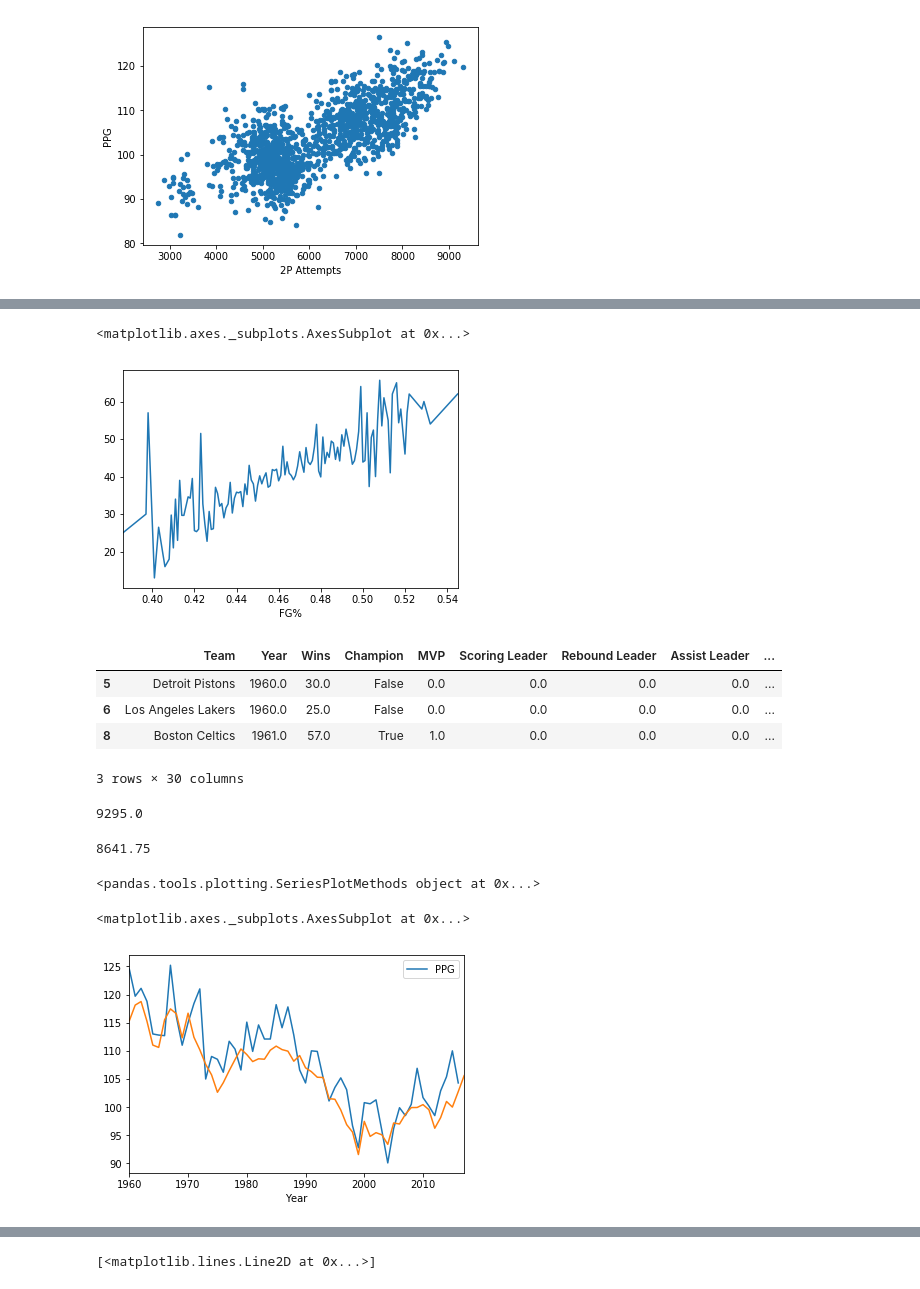
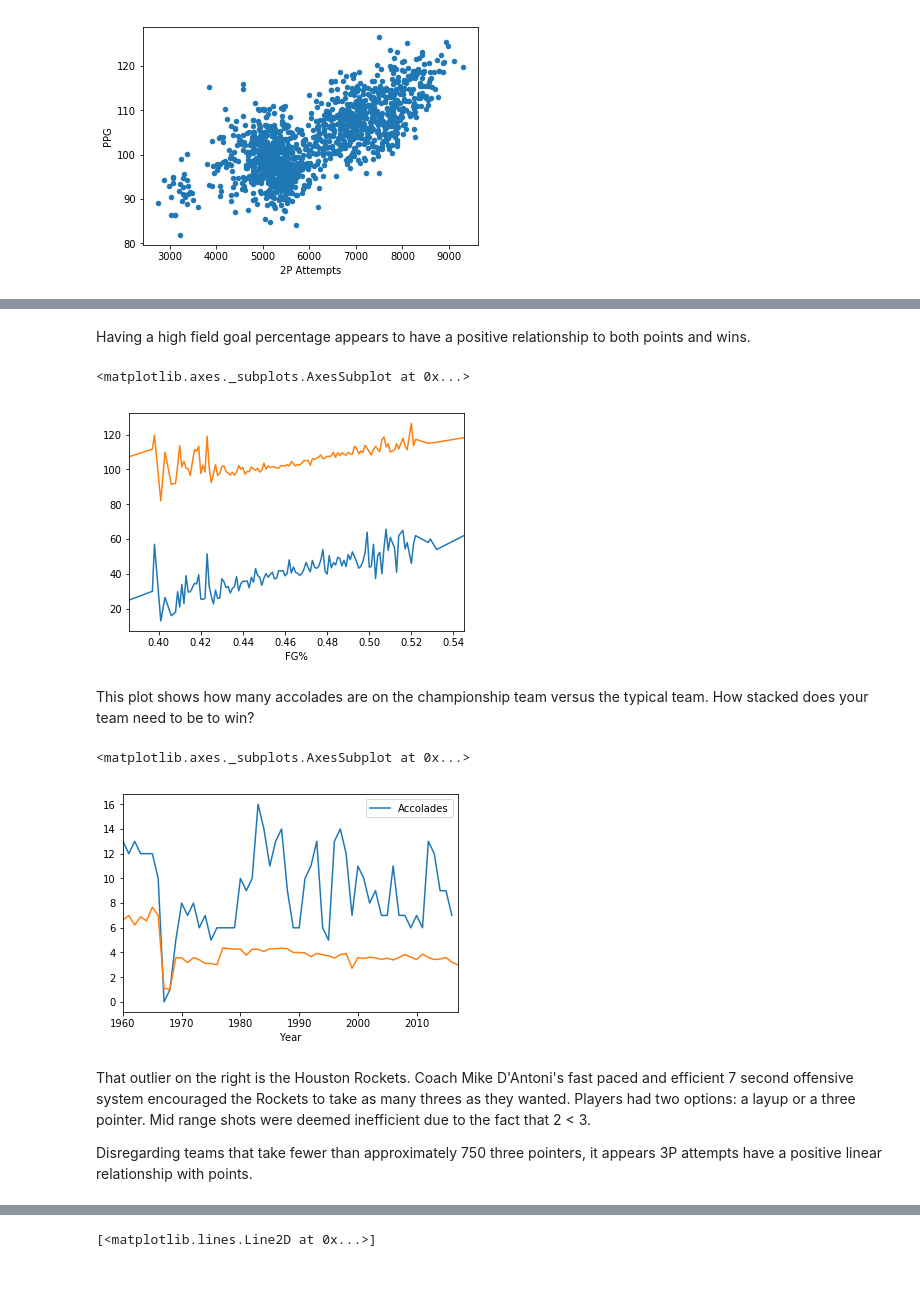
Before and after one commit to jfong27/NBA-Machine-Learning, a Jupyter notebook: Data Exploration.ipynb, the cells around one changed output, grey strips where cells are left out. Cells and saved outputs as stored; diff of their text form; code cells hidden in the pictures.

```diff
--- a/Data Exploration.ipynb
+++ b/Data Exploration.ipynb
@@ -65,35 +74,23 @@ data.plot.scatter(x='2P Attempts', y='PPG')
+# %% [markdown]
+Having a high field goal percentage appears to have a positive relationship to both points and wins.
 # %%
 data.groupby('FG%')['Wins'].mean().plot()
+data.groupby('FG%')['PPG'].mean().plot()
 # %% [output]
 <matplotlib.axes._subplots.AxesSubplot at 0x...>
-[figure, old version]
+[figure, new version]
-# %%
-data[data['FG%'] < 0.4]
-# %% [output]
-|  | Team | Year | Wins | Champion | MVP | Scoring Leader | Rebound Leader | Assist Leader | ... |
-| 5 | Detroit Pistons | 1960.0 | 30.0 | False | 0.0 | 0.0 | 0.0 | 0.0 | ... |
-| 6 | Los Angeles Lakers | 1960.0 | 25.0 | False | 0.0 | 0.0 | 0.0 | 0.0 | ... |
-| 8 | Boston Celtics | 1961.0 | 57.0 | True | 1.0 | 0.0 | 0.0 | 0.0 | ... |
-3 rows × 30 columns
-# %%
-data.iloc[8]['2P Attempts']
-# %% [output]
-9295.0
-# %%
-data[data.Year == 1961]['2P Attempts'].mean()
-# %% [output]
-8641.75
-# %%
-data.groupby('FG%')['Wins'].mean().plot
-# %% [output]
-<pandas.tools.plotting.SeriesPlotMethods object at 0x...>
+# %% [markdown]
+This plot shows how many accolades are on the championship team versus the typical team. How stacked does your team need to be to win?
 # %%
-#Does this show league parity???
-data[data['Champion'] == True].plot(x='Year', y='PPG')
-data.groupby('Year')['PPG'].mean().plot()
+data[data['Champion'] == True].plot(x='Year', y='Accolades')
+data.groupby('Year')['Accolades'].mean().plot()
 # %% [output]
 <matplotlib.axes._subplots.AxesSubplot at 0x...>
-[figure, old version]
+[figure, new version]
+# %% [markdown]
+That outlier on the right is the Houston Rockets. Coach Mike D'Antoni's fast paced and efficient 7 second offensive system encouraged the Rockets to take as many threes as they wanted. Players had two options: a layup or a three pointer. Mid range shots were deemed inefficient due to the fact that 2 < 3.
+
+Disregarding teams that take fewer than approximately 750 three pointers, it appears 3P attempts have a positive linear relationship with points.
 # %%
 # The 2016-17 Rockets are a massive outlier.
 # They have taken way more 3 point attempts than anyone else.
```
Also changed, not shown: parts of 24 cells of this notebook, 5 other files.
